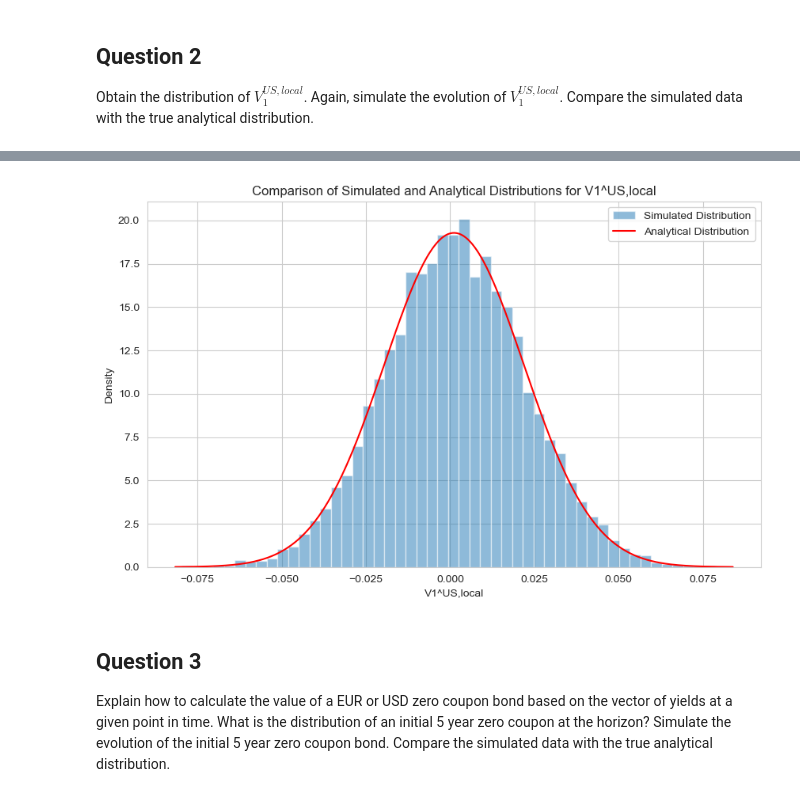
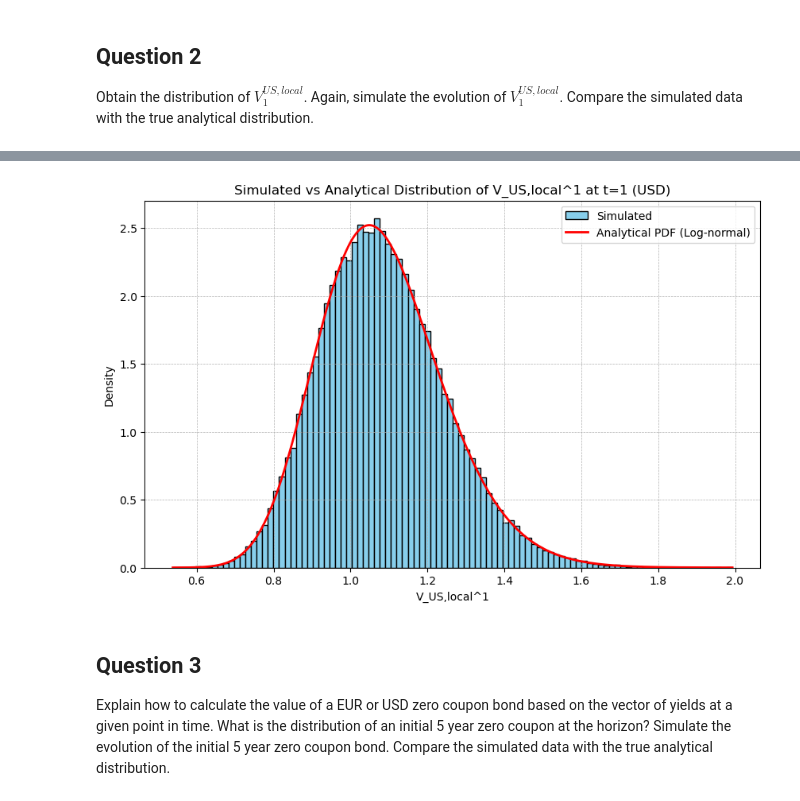
Before and after one commit to tbearlarsen/PyExam, a Jupyter notebook: Exam.ipynb, the cells around one changed output, grey strips where cells are left out. Cells and saved outputs as stored; diff of their text form; code cells hidden in the pictures.

Commit message:
Python Exam 19/12

```diff
--- a/Exam.ipynb
+++ b/Exam.ipynb
@@ -50,3 +54,20 @@ import seaborn as sns
+# %%
+import pandas as pd
+covariance_matrix=pd.read_excel(r"/Users/osito/Library/CloudStorage/OneDrive-CBS-CopenhagenBusinessSchool/Masters/3. Semester/Library/PyExam/Data/covariance_matrix.xlsx", index_col=0)
+#covariance_matrix=pd.read_excel(r"C:\Users\thorb\Documents\Github Repositories\PyExam\Data\covariance_matrix.xlsx", index_col=0)
+init_values=pd.read_excel(r"/Users/osito/Library/CloudStorage/OneDrive-CBS-CopenhagenBusinessSchool/Masters/3. Semester/Library/PyExam/Data/init_values.xlsx", index_col=0)
+#init_values=pd.read_excel(r"C:\Users\thorb\Documents\Github Repositories\PyExam\Data\init_values.xlsx", index_col=0)
+
+#Transform data
+import numpy as np
+cov_matrix = covariance_matrix.to_numpy()
+x0 = init_values["initial values"].to_numpy()
+
+#General parameters
+delta_t = 1 / 52
+mean_vector = np.array([0,0.07 * delta_t, 0.06 * delta_t] + [0] * (len(covariance_matrix) - 3))
+
+pastel_colors = ["#F4D39E", "#F4B79A", "#E8A6C1", "#C7A6E3", "#9FCDEA"]
 # %% [markdown]
 ## Question 1
 Assume that we are standing at time $t = 0$ with initial values, $x_0$, as specified in `init_values.xlsx`. What is the distribution of $X_1$? Simulate the evolution of $X_t$ with weekly time steps from time zero to the horizon. Visualize the evolution of $\log F{X_t}$.
@@ -101,39 +121,59 @@ plt.show()
 ## Question 2
 Obtain the distribution of $V_{1}^{US,local}$. Again, simulate the evolution of $V_{1}^{US,local}$. Compare the simulated data with the true analytical distribution.
 # %%
-# Parameters and simulation setup
-v_us_index = 1
-mean_vector = np.array([0.07 * delta_t, 0.06 * delta_t] + [0] * (len(covariance_matrix) - 2))
-num_simulations = 10000
+#Define parameters:
+time_horizon=52
+log_v0_us_local=x0[1]
+log_v1_us_local=X_t[time_horizon,1,:]
+v1_us_local=np.exp(log_v1_us_local)
 
-#Simulate the distribution of V1^US,local
-np.random.seed(42)
-simulated_shocks = np.random.multivariate_normal(mean_vector, cov_matrix, num_simulations)
-simulated_v1_us_local = x0[v_us_index] + simulated_shocks[:, v_us_index]
-#simulated_v1_us_local = np.exp(x0[v_us_index] + simulated_shocks[:, v_us_index])
 
-# Analytical distribution of V1^US,local
-mean_v1_us_local = x0[v_us_index] + mean_vector[v_us_index]
-#mean_v1_us_local = np.exp(x0[v_us_index] + mean_vector[v_us_index])
-std_v1_us_local = np.sqrt(cov_matrix[v_us_index, v_us_index])
+#Summary statistics:
+mean_V1_us_local=np.mean(v1_us_local)
+std_V1_us_local=np.std(v1_us_local)
 
-# Plot the simulated and analytical distributions
+print(mean_V1_us_local, std_V1_us_local)
+
+
+#Define analytical parameters:
+an_mean_delta_log_v=mu[1]
+an_std_delta_log_v=np.sqrt(cov_matrix[1,1])
+
+#Calculate log values:
+an_mean_log_v1_us_local=log_v0_us_local+time_horizon*an_mean_delta_log_v
+an_std_log_v1_us_local=np.sqrt(time_horizon)*an_std_delta_log_v
+an_var_log_v1_us_local=an_std_log_v1_us_local**2
+
+#Real-scale values:
+an_mean_v1_us_local=np.exp(an_mean_log_v1_us_local+(an_var_log_v1_us_local)/2)
+an_var_v1_us_local=(np.exp(an_var_log_v1_us_local) - 1) * np.exp(2 * an_mean_log_v1_us_local + an_var_log_v1_us_local)
+an_std_v1_us_local=np.sqrt(an_var_v1_us_local)
+
+
+"""#Plot simulated and analytical distributions:
+x=np.linspace(np.min(v1_us_local), np.max(v1_us_local), 1000)
+an_pdf=lognorm.pdf(x, s=an_std_log_v1_us_local, scale=np.exp(an_mean_log_v1_us_local))
+plt.figure(figsize=(10, 6))"""
+
+"""#Plot simulated and analytical distributions:
+x=np.linspace(np.min(v1_us_local), np.max(v1_us_local), 1000)
+an_pdf=lognorm.pdf(x, s=an_std_log_v1_us_local, scale=an_mean_v1_us_local)
+plt.figure(figsize=(10, 6))"""
+
+#Plot simulated and analytical distributions:
+x=np.linspace(np.min(v1_us_local), np.max(v1_us_local), 1000)
+an_pdf=lognorm.pdf(x, s=an_std_log_v1_us_local, scale=np.exp(an_mean_log_v1_us_local))
 plt.figure(figsize=(10, 6))
 
-# Simulated distribution
-plt.hist(simulated_v1_us_local, bins=50, alpha=0.5, label="Simulated Distribution", density=True)
+#Simulated histogram:
+plt.hist(v1_us_local, bins=100, color='skyblue', edgecolor='black', density=True, label='Simulated')
 
-# Analytical normal distribution
-x = np.linspace(mean_v1_us_local - 4 * std_v1_us_local, mean_v1_us_local + 4 * std_v1_us_local, 500) #generates the linearly spaced numbers over which the PDF will be calculated.
-pdf = norm.pdf(x, loc=mean_v1_us_local, scale=std_v1_us_local) #calculates the PDF
-#pdf = lognorm.pdf(x, s=std_v1_us_local, scale=mean_v1_us_local)
-plt.plot(x, pdf, label="Analytical Distribution", color='red')
-
-# Labels and legend
-plt.title("Comparison of Simulated and Analytical Distributions for V1^US,local")
-plt.xlabel("V1^US,local")
-plt.ylabel("Density")
+#Analytical PDF:
+plt.plot(x, an_pdf, "r-", lw=2, label='Analytical PDF (Log-normal)')
+plt.xlabel('V_US,local^1')
+plt.ylabel('Density')
+plt.title('Simulated vs Analytical Distribution of V_US,local^1 at t=1 (USD)')
 plt.legend()
-plt.grid(True)
+plt.grid(True, linestyle='--', linewidth=0.5)
 plt.show()
 # %% [output]
@@ -140,4 +181,4 @@ plt.show()
-[figure, old version]
+[figure, new version]
 # %% [markdown]
 ## Question 3
 Explain how to calculate the value of a EUR or USD zero coupon bond based on the vector of yields at a given point in time. What is the distribution of an initial 5 year zero coupon at the horizon? Simulate the evolution of the initial 5 year zero coupon bond. Compare the simulated data with the true analytical distribution.
```
Also changed, not shown: parts of 16 cells of this notebook.
